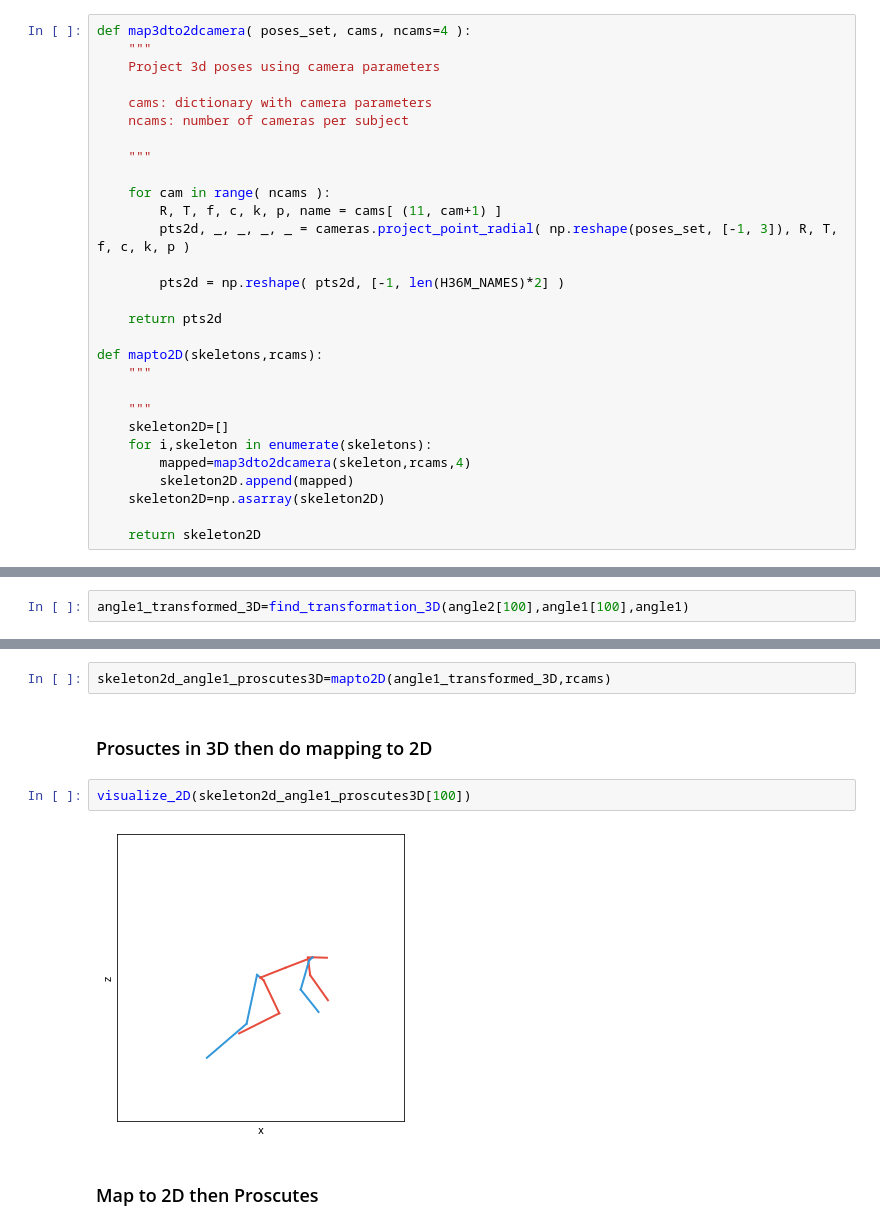
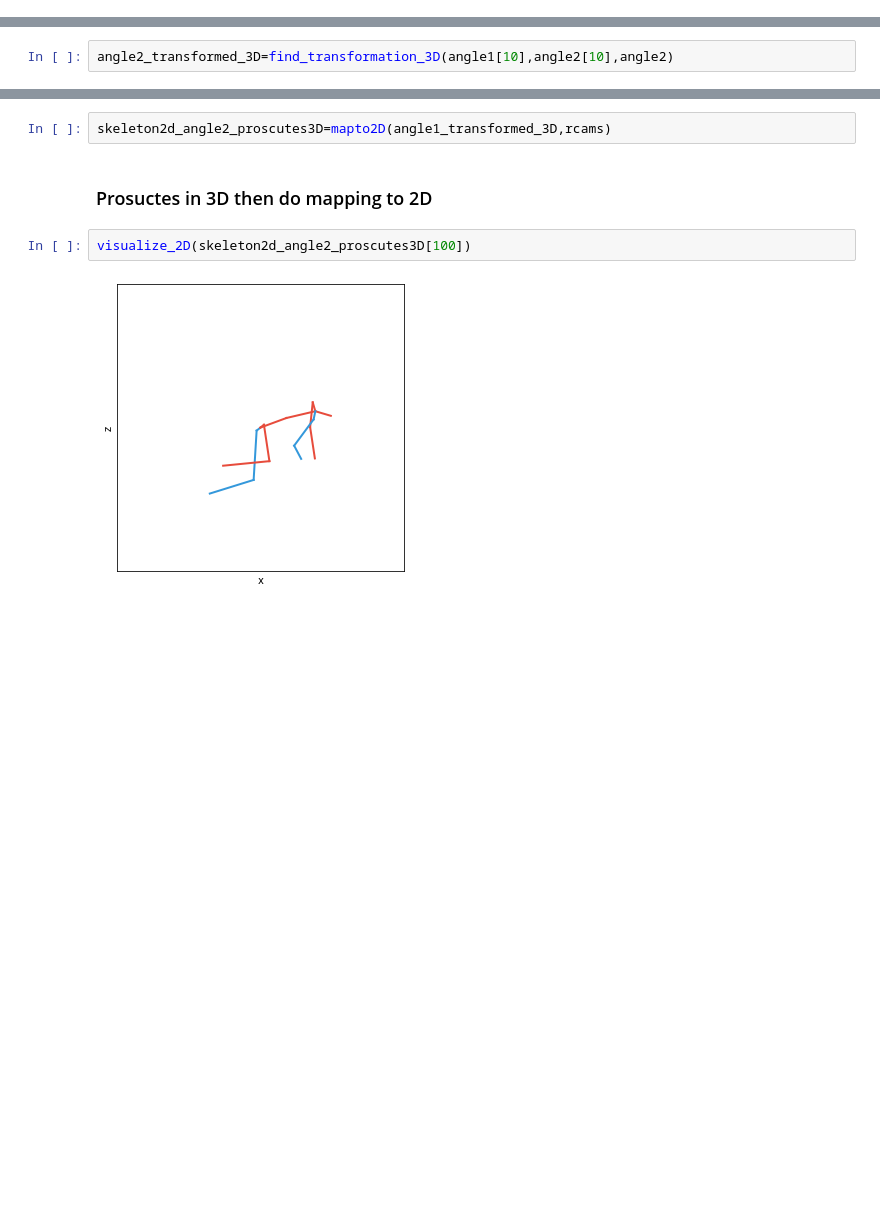
Before and after one commit to alexivaner/3d_pose_baseline_pytorch_Alpha_Pose, a Jupyter notebook: src/Map Alpha Pose to Human3.6M.ipynb, the cells around one changed output, grey strips where cells are left out. Cells and saved outputs as stored; diff of their text form; blank space fills up the shorter version.

```diff
--- a/src/Map Alpha Pose to Human3.6M.ipynb
+++ b/src/Map Alpha Pose to Human3.6M.ipynb
@@ -1930,29 +1918,0 @@ visualize_3D(out)
-# %%
-def map3dto2dcamera( poses_set, cams, ncams=4 ):
-    """
-    Project 3d poses using camera parameters
-
-    cams: dictionary with camera parameters
-    ncams: number of cameras per subject
-
-    """
-
-    for cam in range( ncams ):
-        R, T, f, c, k, p, name = cams[ (11, cam+1) ]
-        pts2d, _, _, _, _ = cameras.project_point_radial( np.reshape(poses_set, [-1, 3]), R, T, f, c, k, p )
-
-        pts2d = np.reshape( pts2d, [-1, len(H36M_NAMES)*2] )
-
-    return pts2d
-
-def mapto2D(skeletons,rcams):
-    """
-
-    """
-    skeleton2D=[]
-    for i,skeleton in enumerate(skeletons):
-        mapped=map3dto2dcamera(skeleton,rcams,4)
-        skeleton2D.append(mapped)
-    skeleton2D=np.asarray(skeleton2D)
-
-    return skeleton2D
@@ -2015,5 +1937,5 @@ visualize_2D(angle1_transformed_2D[100])
 # %% [markdown]
 ## Do Proscutes in 3D then Map to 2D
 # %%
-angle1_transformed_3D=find_transformation_3D(angle2[100],angle1[100],angle1)
+angle2_transformed_3D=find_transformation_3D(angle1[10],angle2[10],angle2)
 # %%
@@ -2027,10 +1949,8 @@ visualize_3D(angle1[100])
 # %%
-skeleton2d_angle1_proscutes3D=mapto2D(angle1_transformed_3D,rcams)
+skeleton2d_angle2_proscutes3D=mapto2D(angle1_transformed_3D,rcams)
 # %% [markdown]
 ### Prosuctes in 3D then do mapping to 2D
 # %%
-visualize_2D(skeleton2d_angle1_proscutes3D[100])
+visualize_2D(skeleton2d_angle2_proscutes3D[100])
 # %% [output]
-[figure, old version]
+[figure, new version]
-# %% [markdown]
-### Map to 2D then Proscutes
```
Also changed, not shown: parts of 108 cells of this notebook.
